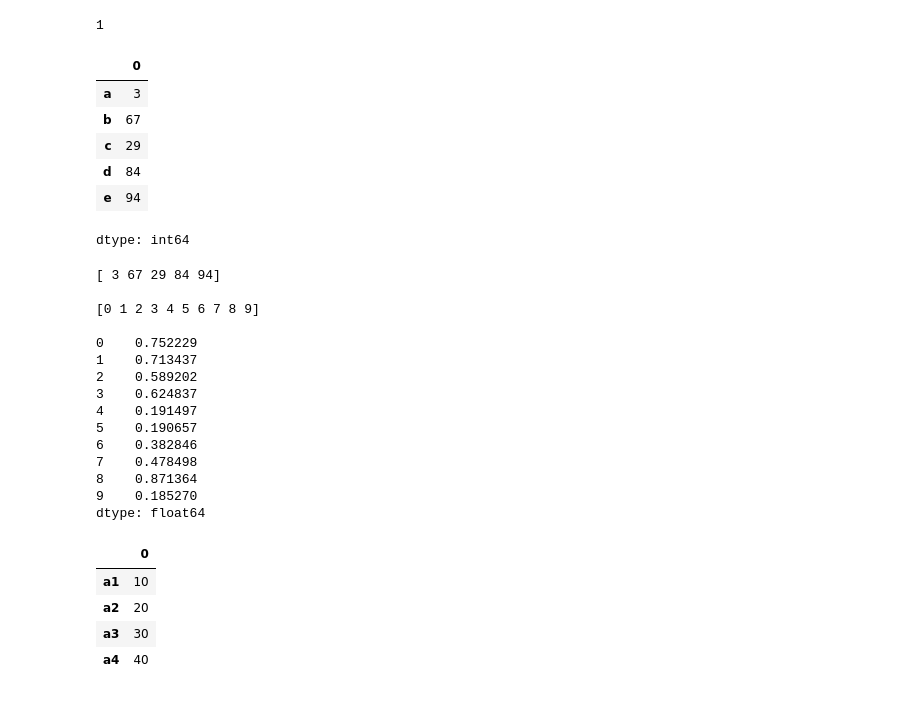
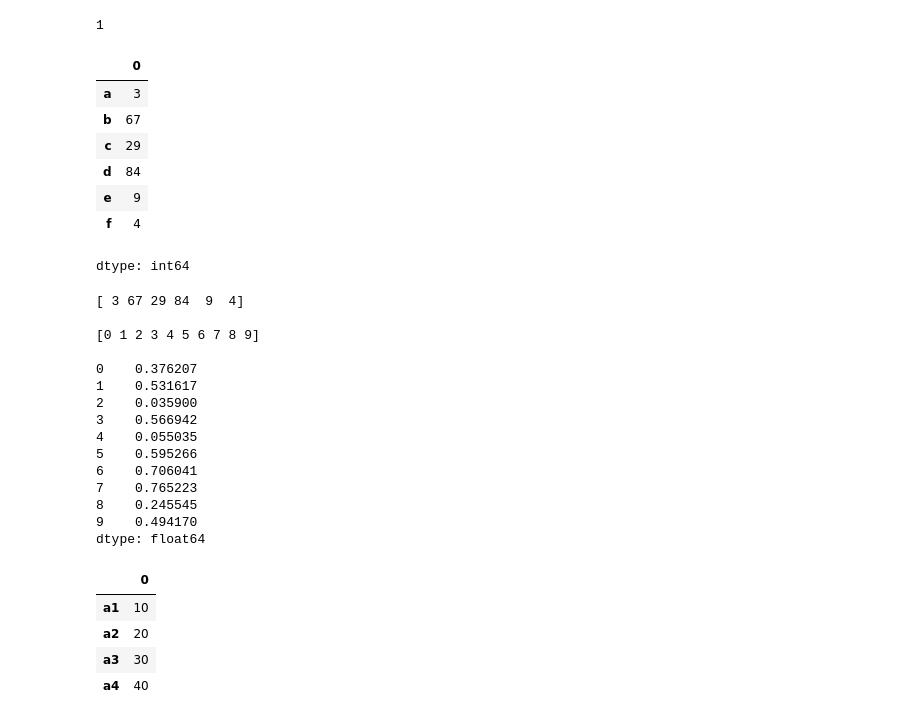
Before and after one commit to EthicalAesthetic/College-Python-1, a Jupyter notebook: pandas.ipynb, the cells around one changed output. Drawn from its saved outputs; the diff is of its cells as text; code cells hidden in the pictures.

```diff
--- a/pandas.ipynb
+++ b/pandas.ipynb
@@ -31,7 +31,7 @@ warnings.filterwarnings("ignore")
 # **1.**
 # %%
 # Create series from Nump Array
-o=[3,67,29,84,94]
+o=[3,67,29,84,9,4]
 v = np.array(o)
 print(v, end = "\n\n")
 s1 = pd.Series(v)
@@ -103,15 +104,16 @@ s0.ndim
 1
 # %%
 # Modifying index in Series
-s1.index = ['a' , 'b' , 'c' , 'd' , 'e' ]
+s1.index = ['a' , 'b' , 'c' , 'd' , 'e' ,'f']
 s1
 # %% [output]
 |  | 0 |
 | a | 3 |
 | b | 67 |
 | c | 29 |
 | d | 84 |
-| e | 94 |
+| e | 9 |
+| f | 4 |
 dtype: int64
 # %%
 # Create Series using Random and Range function
@@ -122,20 +124,20 @@ print(v,end="\n\n")
 print(ind2,end="\n\n")
 print(s)
 # %% [output]
-[ 3 67 29 84 94]
+[ 3 67 29 84  9  4]
 
 [0 1 2 3 4 5 6 7 8 9]
 
-0    0.752229
-1    0.713437
-2    0.589202
-3    0.624837
-4    0.191497
-5    0.190657
-6    0.382846
-7    0.478498
-8    0.871364
-9    0.185270
+0    0.376207
+1    0.531617
+2    0.035900
+3    0.566942
+4    0.055035
+5    0.595266
+6    0.706041
+7    0.765223
+8    0.245545
+9    0.494170
 dtype: float64
 # %%
 # Creating Series from Dictionary
```
Also changed, not shown: parts of 42 cells of this notebook.
